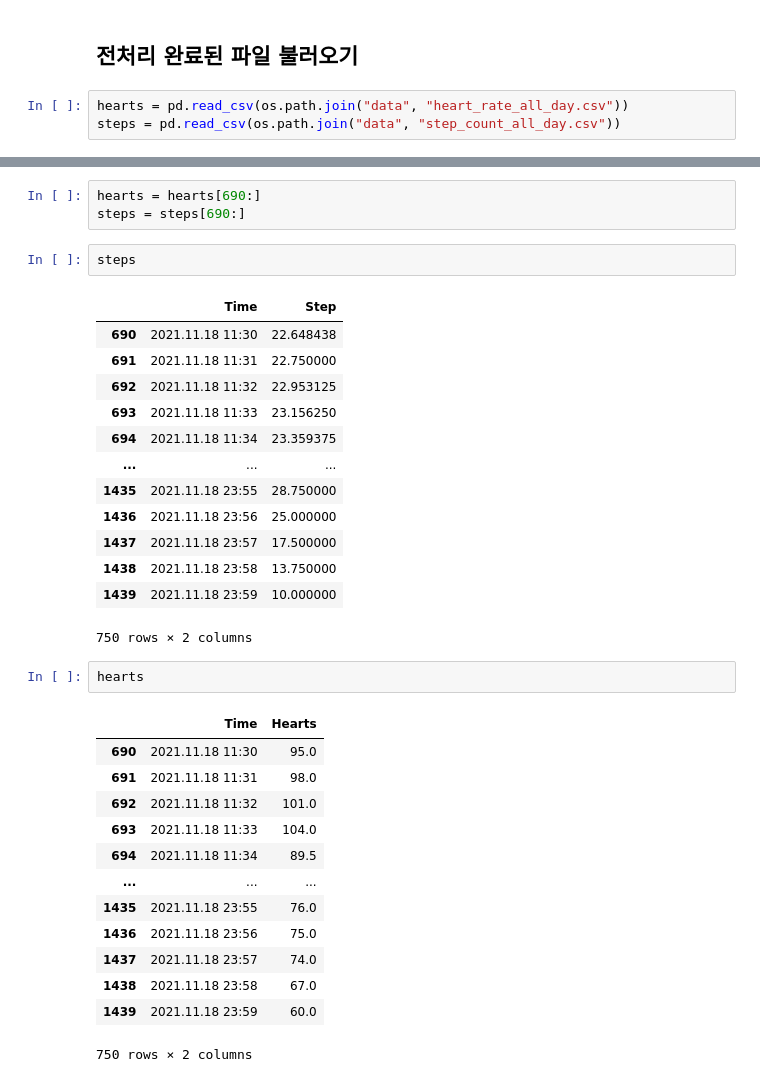
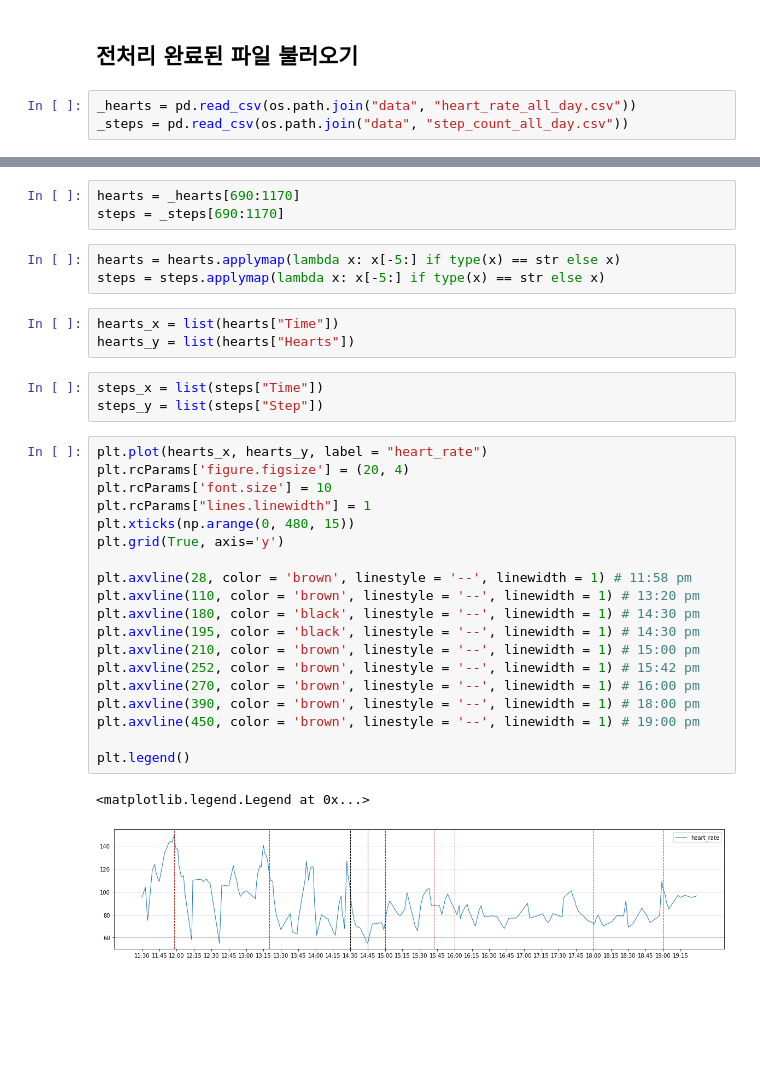
Before and after one commit to jeongxoo/egg_lab, a Jupyter notebook: Hearts&Steps_2.ipynb, the cells around one changed output, grey strips where cells are left out. Cells and saved outputs as stored; diff of their text form; blank space fills up the shorter version.

Commit message:
labeling

```diff
--- a/Hearts&Steps_2.ipynb
+++ b/Hearts&Steps_2.ipynb
@@ -5,8 +6,8 @@ import os
 # %% [markdown]
 ## 전처리 완료된 파일 불러오기
 # %%
-hearts = pd.read_csv(os.path.join("data", "heart_rate_all_day.csv"))
-steps = pd.read_csv(os.path.join("data", "step_count_all_day.csv"))
+_hearts = pd.read_csv(os.path.join("data", "heart_rate_all_day.csv"))
+_steps = pd.read_csv(os.path.join("data", "step_count_all_day.csv"))
 # %% [markdown]
 ## 사용할 시간 추출
 - 기상 시간 09시 15분
@@ -15,35 +17,34 @@ steps = pd.read_csv(os.path.join("data", "step_count_all_day.csv"))
 # %%
-hearts = hearts[690:]
-steps = steps[690:]
+hearts = _hearts[690:1170]
+steps = _steps[690:1170]
-# %%
-steps
-# %% [output]
-|  | Time | Step |
-| 690 | 2021.11.18 11:30 | 22.648438 |
-| 691 | 2021.11.18 11:31 | 22.750000 |
-| 692 | 2021.11.18 11:32 | 22.953125 |
-| 693 | 2021.11.18 11:33 | 23.156250 |
-| 694 | 2021.11.18 11:34 | 23.359375 |
-| ... | ... | ... |
-| 1435 | 2021.11.18 23:55 | 28.750000 |
-| 1436 | 2021.11.18 23:56 | 25.000000 |
-| 1437 | 2021.11.18 23:57 | 17.500000 |
-| 1438 | 2021.11.18 23:58 | 13.750000 |
-| 1439 | 2021.11.18 23:59 | 10.000000 |
-750 rows × 2 columns
-# %%
-hearts
-# %% [output]
-|  | Time | Hearts |
-| 690 | 2021.11.18 11:30 | 95.0 |
-| 691 | 2021.11.18 11:31 | 98.0 |
-| 692 | 2021.11.18 11:32 | 101.0 |
-| 693 | 2021.11.18 11:33 | 104.0 |
-| 694 | 2021.11.18 11:34 | 89.5 |
-| ... | ... | ... |
-| 1435 | 2021.11.18 23:55 | 76.0 |
-| 1436 | 2021.11.18 23:56 | 75.0 |
-| 1437 | 2021.11.18 23:57 | 74.0 |
-| 1438 | 2021.11.18 23:58 | 67.0 |
-| 1439 | 2021.11.18 23:59 | 60.0 |
-750 rows × 2 columns
+# %%
+hearts = hearts.applymap(lambda x: x[-5:] if type(x) == str else x)
+steps = steps.applymap(lambda x: x[-5:] if type(x) == str else x)
+# %%
+hearts_x = list(hearts["Time"])
+hearts_y = list(hearts["Hearts"])
+# %%
+steps_x = list(steps["Time"])
+steps_y = list(steps["Step"])
+# %%
+plt.plot(hearts_x, hearts_y, label = "heart_rate")
+plt.rcParams['figure.figsize'] = (20, 4)
+plt.rcParams['font.size'] = 10
+plt.rcParams["lines.linewidth"] = 1
+plt.xticks(np.arange(0, 480, 15))
+plt.grid(True, axis='y')
+
+plt.axvline(28, color = 'brown', linestyle = '--', linewidth = 1) # 11:58 pm
+plt.axvline(110, color = 'brown', linestyle = '--', linewidth = 1) # 13:20 pm
+plt.axvline(180, color = 'black', linestyle = '--', linewidth = 1) # 14:30 pm
+plt.axvline(195, color = 'black', linestyle = '--', linewidth = 1) # 14:30 pm
+plt.axvline(210, color = 'brown', linestyle = '--', linewidth = 1) # 15:00 pm
+plt.axvline(252, color = 'brown', linestyle = '--', linewidth = 1) # 15:42 pm
+plt.axvline(270, color = 'brown', linestyle = '--', linewidth = 1) # 16:00 pm
+plt.axvline(390, color = 'brown', linestyle = '--', linewidth = 1) # 18:00 pm
+plt.axvline(450, color = 'brown', linestyle = '--', linewidth = 1) # 19:00 pm
+
+plt.legend()
+# %% [output]
+<matplotlib.legend.Legend at 0x...>
+[figure, added]
```
Also changed, not shown: parts of 11 cells of this notebook, 1 other file.
